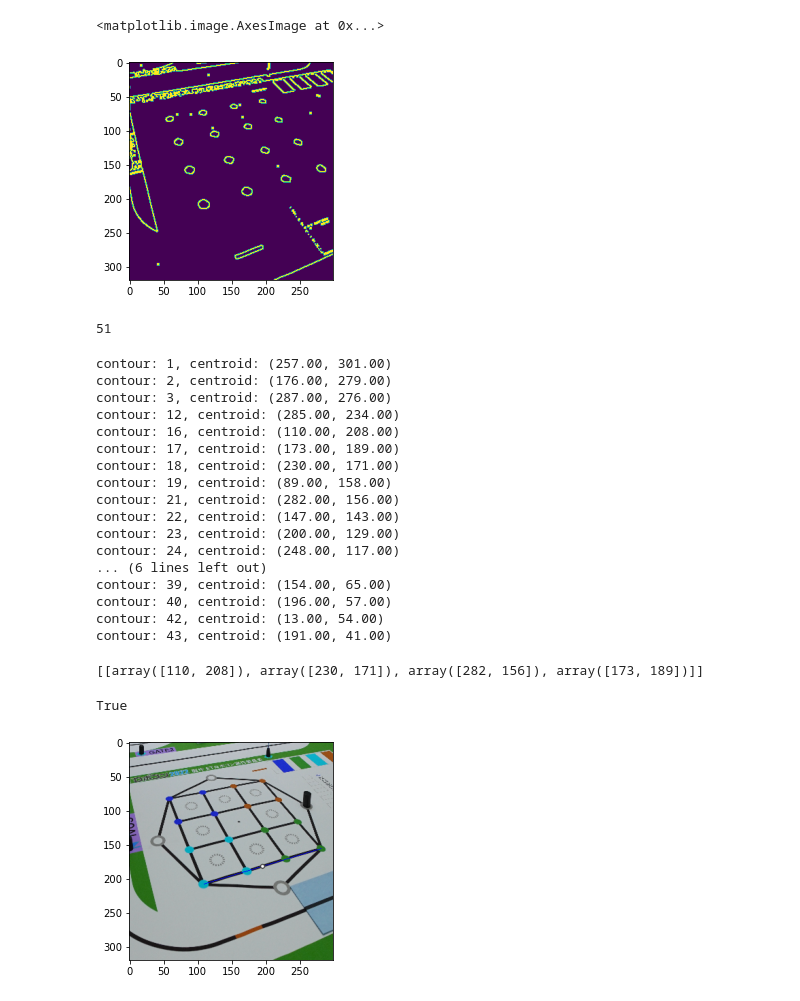
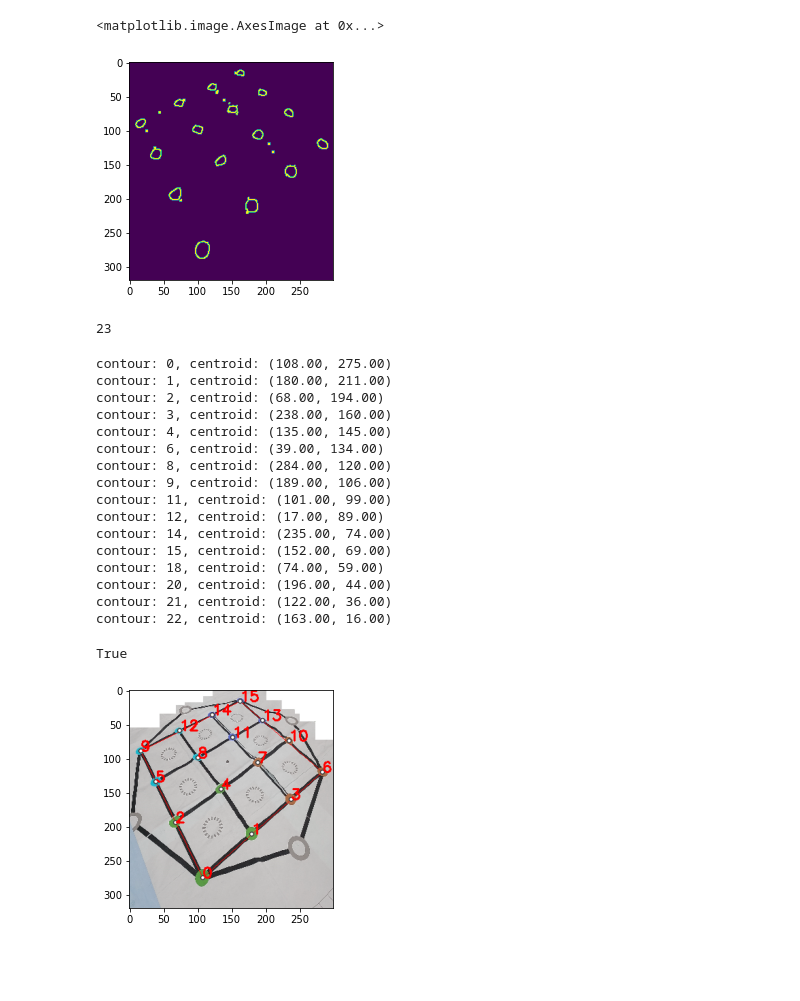
Before and after one commit to Black2856/ISCrun_game, a Jupyter notebook: 射影変換/test.ipynb, the cells around one changed output. Drawn from its saved outputs; the diff is of its cells as text; code cells hidden in the pictures; blank space fills up the shorter version.

```diff
--- a/射影変換/test.ipynb
+++ b/射影変換/test.ipynb
@@ -109,7 +108,7 @@ def drawline(img, line_pos_list):
 ### main ###
 size = (300, 320)
 
-img_file = "pic.png"
+img_file = "grid2.jpg"
 image = cv2.imread(img_file, cv2.IMREAD_COLOR)
 image = cv2.resize(image, dsize=size)
 outputImg = image
@@ -143,13 +142,13 @@ cv2.imwrite("python1.png",image)
 plt.imshow(np.asarray(image))
 # %% [output]
 <matplotlib.image.AxesImage at 0x...>
-[figure, old version]
+[figure, new version]
 # %%
 contours, hierarchy= cv2.findContours(image, cv2.RETR_EXTERNAL, cv2.CHAIN_APPROX_NONE)
 pointer = [i for i in range(len(contours))] #排除用
 len(contours)
 # %% [output]
-51
+23
 # %%
 # 輪郭の面積を計算する。
 for i in pointer:
@@ -178,20 +177,19 @@ for i in pointer:
 
 pointer = [i for i in pointer if i != -1] #除外された輪郭を削除
 # %% [output]
-contour: 1, centroid: (257.00, 301.00)
-contour: 2, centroid: (176.00, 279.00)
-contour: 3, centroid: (287.00, 276.00)
-contour: 12, centroid: (285.00, 234.00)
-contour: 16, centroid: (110.00, 208.00)
-contour: 17, centroid: (173.00, 189.00)
-contour: 18, centroid: (230.00, 171.00)
-contour: 19, centroid: (89.00, 158.00)
-contour: 21, centroid: (282.00, 156.00)
-contour: 22, centroid: (147.00, 143.00)
-contour: 23, centroid: (200.00, 129.00)
-contour: 24, centroid: (248.00, 117.00)
-... (6 lines left out)
-contour: 39, centroid: (154.00, 65.00)
-contour: 40, centroid: (196.00, 57.00)
-contour: 42, centroid: (13.00, 54.00)
-contour: 43, centroid: (191.00, 41.00)
+contour: 0, centroid: (108.00, 275.00)
+contour: 1, centroid: (180.00, 211.00)
+contour: 2, centroid: (68.00, 194.00)
+contour: 3, centroid: (238.00, 160.00)
+contour: 4, centroid: (135.00, 145.00)
+contour: 6, centroid: (39.00, 134.00)
+contour: 8, centroid: (284.00, 120.00)
+contour: 9, centroid: (189.00, 106.00)
+contour: 11, centroid: (101.00, 99.00)
+contour: 12, centroid: (17.00, 89.00)
+contour: 14, centroid: (235.00, 74.00)
+contour: 15, centroid: (152.00, 69.00)
+contour: 18, centroid: (74.00, 59.00)
+contour: 20, centroid: (196.00, 44.00)
+contour: 21, centroid: (122.00, 36.00)
+contour: 22, centroid: (163.00, 16.00)
@@ -201,10 +195,0 @@ line_list = find_line(COG, 4)
-# %%
-line_COG, line_pos_COG = line_COG(line_list)
-
-#print(line_COG)
-#print(line_pos_COG)
-
-
-drawline(outputImg, line_pos_COG)
-# %% [output]
-[[array([110, 208]), array([230, 171]), array([282, 156]), array([173, 189])]]
@@ -211,17 +222,17 @@ drawline(outputImg, line_pos_COG)
 # %%
 #推測したサークルポイントを表示させる
 #draw_img = cv2.imread(img_file, cv2.IMREAD_COLOR)
-for num,i in enumerate(line_COG):
+for num,i in enumerate(COG):
     #cv2.circle(outputImg, i, 3, (0, 255, 0), thickness=-1, lineType=cv2.LINE_AA, shift=0)
     #cv2.circle(outputImg, i, 3, (0, 0, 0), thickness=1, lineType=cv2.LINE_AA, shift=0)
 
     cv2.circle(outputImg, i, 3, (255, 255, 255), thickness=-1, lineType=cv2.LINE_AA, shift=0)
     cv2.circle(outputImg, i, 3, (0, 0, 0), thickness=1, lineType=cv2.LINE_AA, shift=0)
-    #cv2.putText(outputImg, str(num), i, cv2.FONT_HERSHEY_SIMPLEX, 0.7, (255, 0, 0), thickness=2)
+    cv2.putText(outputImg, str(num), i, cv2.FONT_HERSHEY_SIMPLEX, 0.7, (255, 0, 0), thickness=2)
 
 #表示
 plt.imshow(np.asarray(outputImg), cmap="binary")
 cv2.imwrite("python2.png", outputImg)
 # %% [output]
 True
-[figure, old version]
+[figure, new version]
```
Also changed, not shown: parts of 8 cells of this notebook, 4 other files.
